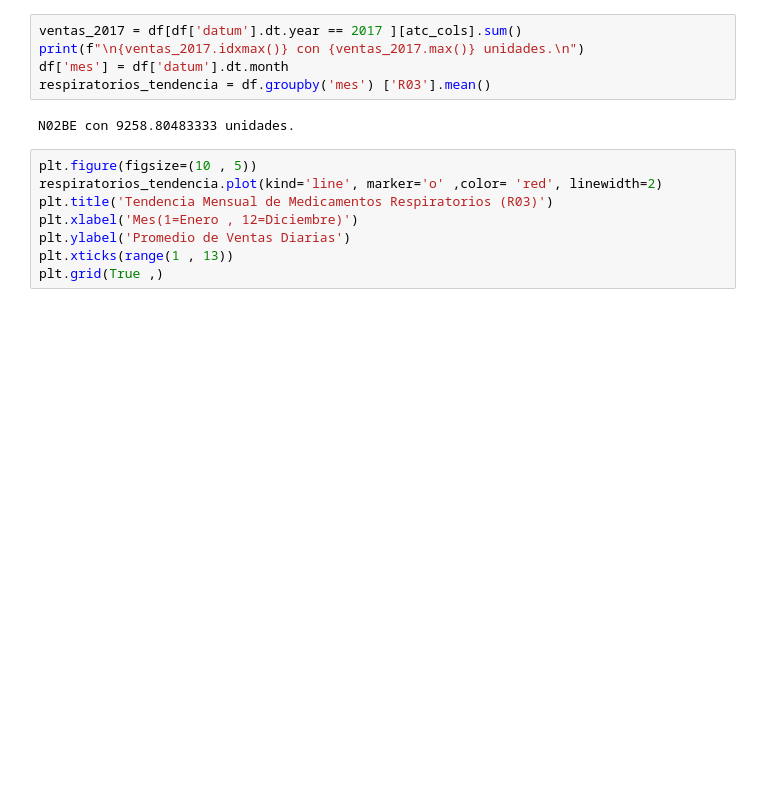
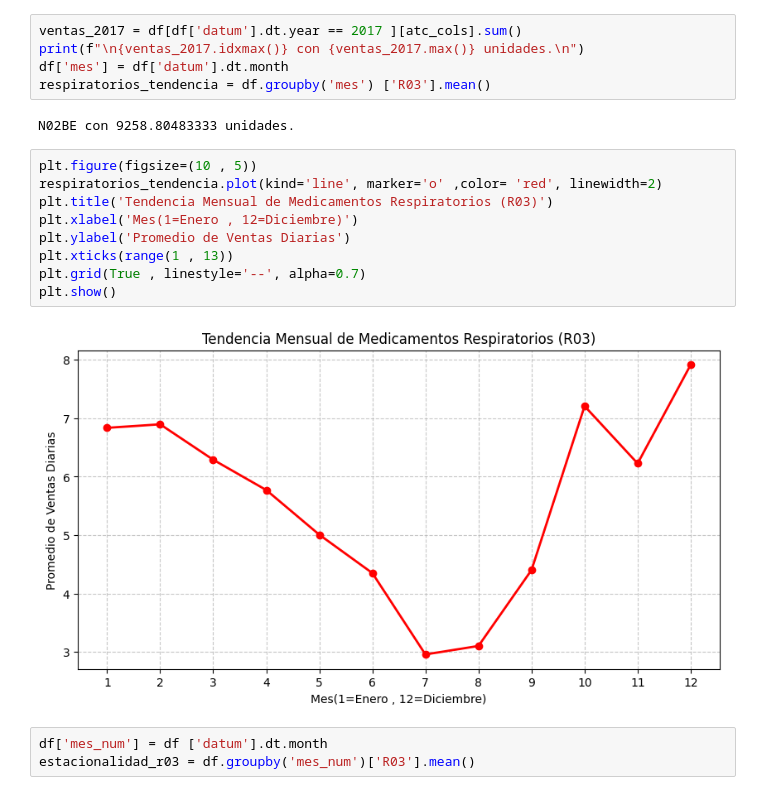
Before and after one commit to Totti08/Analisis-Ventas-Farmaceuticas., a Jupyter notebook: Análisis de datos de ventas farmacéuticas/analisis.ipynb, the cells around one changed output. Saved outputs shown, nothing was run; the diff lists cells and outputs as text; blank space fills up the shorter version.

```diff
--- a/Análisis de datos de ventas farmacéuticas/analisis.ipynb
+++ b/Análisis de datos de ventas farmacéuticas/analisis.ipynb
@@ -73,8 +73,14 @@ N02BE con 9258.80483333 unidades.
 # %%
 plt.figure(figsize=(10 , 5))
 respiratorios_tendencia.plot(kind='line', marker='o' ,color= 'red', linewidth=2)
 plt.title('Tendencia Mensual de Medicamentos Respiratorios (R03)')
 plt.xlabel('Mes(1=Enero , 12=Diciembre)')
 plt.ylabel('Promedio de Ventas Diarias')
 plt.xticks(range(1 , 13))
-plt.grid(True ,)
+plt.grid(True , linestyle='--', alpha=0.7)
+plt.show()
+# %% [output]
+[figure, added]
+# %%
+df['mes_num'] = df ['datum'].dt.month
+estacionalidad_r03 = df.groupby('mes_num')['R03'].mean()
```
Also changed, not shown: parts of 2 cells of this notebook.
